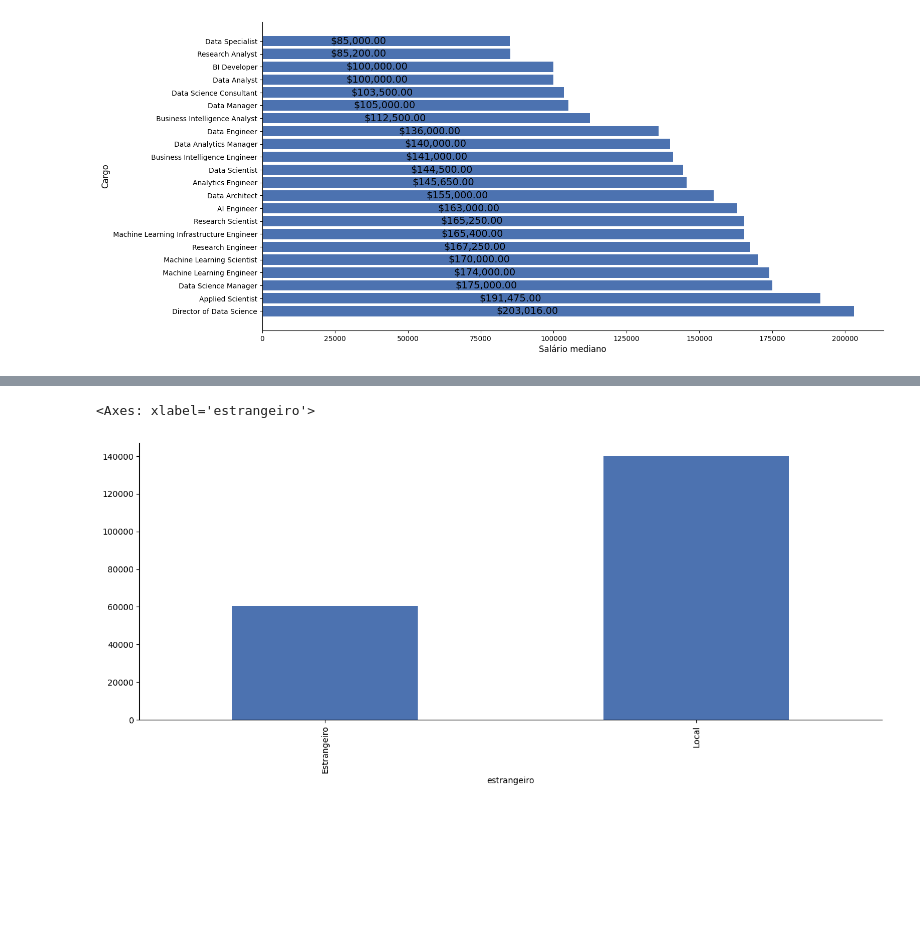
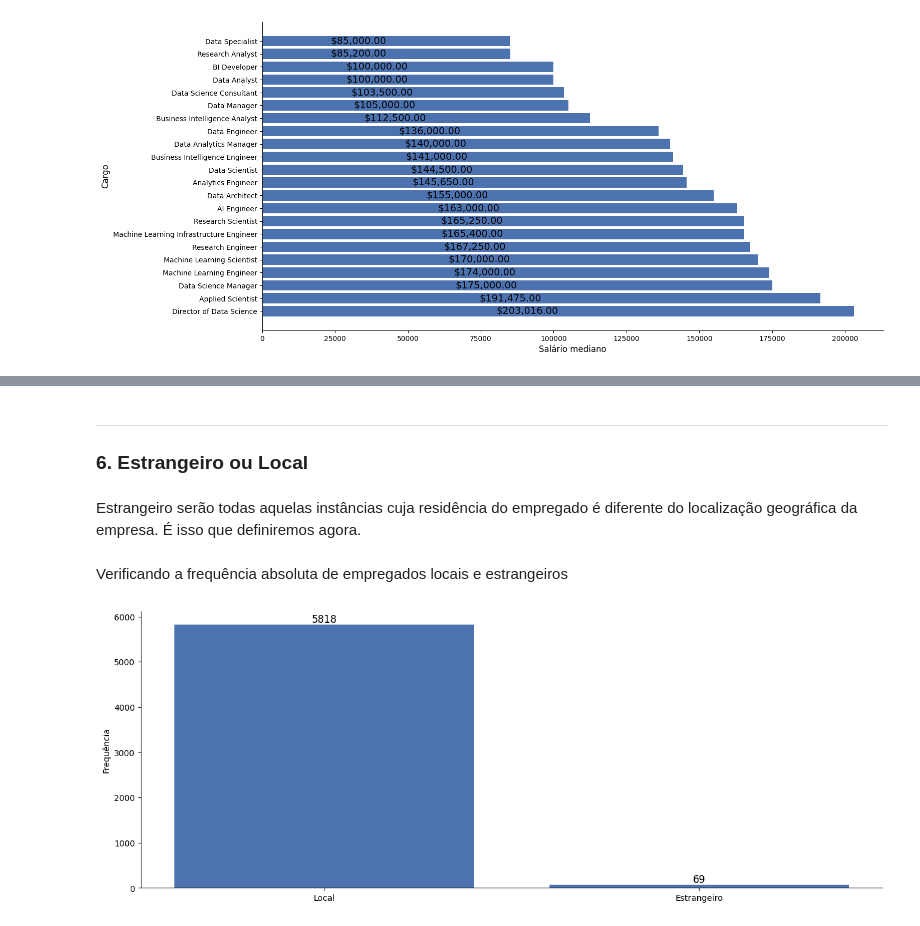
Before and after one commit to Alexandre-Esposte/dive-into-data-careers, a Jupyter notebook: notebook/data_careers_analysis.ipynb, the cells around one changed output, grey strips where cells are left out. Cells and saved outputs as stored; diff of their text form; code cells hidden in the pictures; blank space fills up the shorter version.

```diff
--- a/notebook/data_careers_analysis.ipynb
+++ b/notebook/data_careers_analysis.ipynb
@@ -1287,7 +1247,20 @@ Vimos que os Estados Unidos é o país mais persistente na base. Será que exist
+# %% [markdown]
+---
+
+### **6. Estrangeiro ou Local**
+# %% [markdown]
+Estrangeiro serão todas aquelas instâncias cuja residência do empregado é diferente do localização geográfica da empresa. É isso que definiremos agora.
 # %%
 estudo['estrangeiro'] = np.where(estudo['company_location'] != estudo['employee_residence'],'Estrangeiro','Local')
-# %%
-estudo.groupby('estrangeiro')['salary_in_usd'].median().round(2).plot.bar()
-# %% [output]
-<Axes: xlabel='estrangeiro'>
-[figure, removed]
+# %% [markdown]
+Verificando a frequência absoluta de empregados locais e estrangeiros
+# %%
+estrangeiro_proporcao = estudo['estrangeiro'].value_counts(0).reset_index()
+
+plt.bar(x = estrangeiro_proporcao['estrangeiro'], height = estrangeiro_proporcao['count'])
+plt.ylabel('Frequência')
+
+for _,row in estrangeiro_proporcao.iterrows():
+    plt.text(x= row['estrangeiro'], y=row['count'],s = row['count'], ha='center', va='bottom', size=12, fontweight=550)
+# %% [output]
+[figure, added]
```
Also changed, not shown: parts of 29 cells of this notebook.
